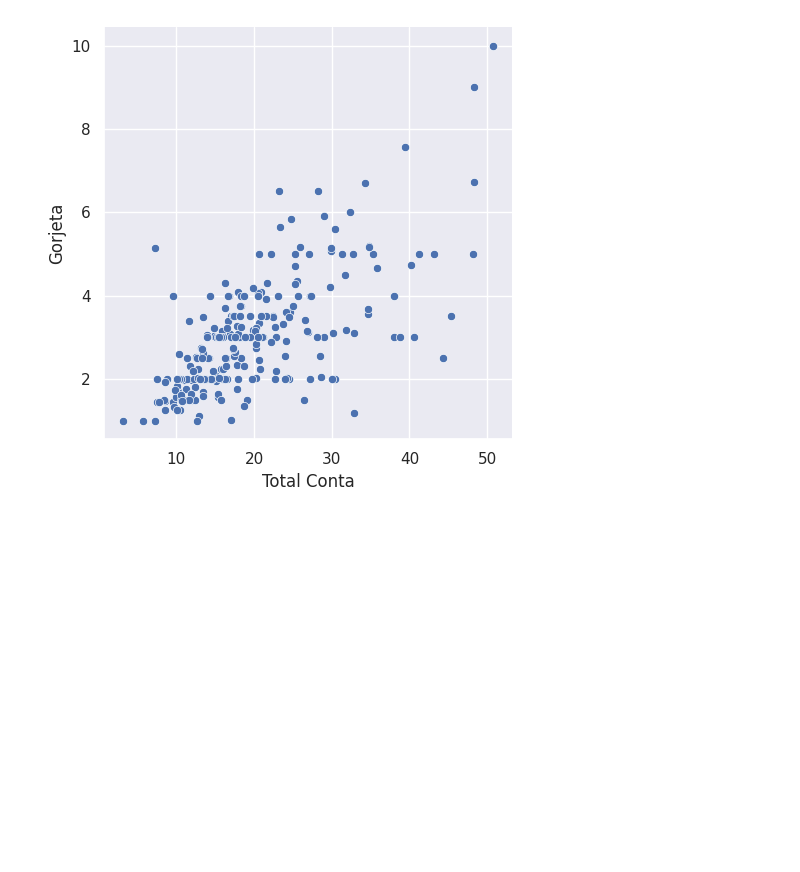
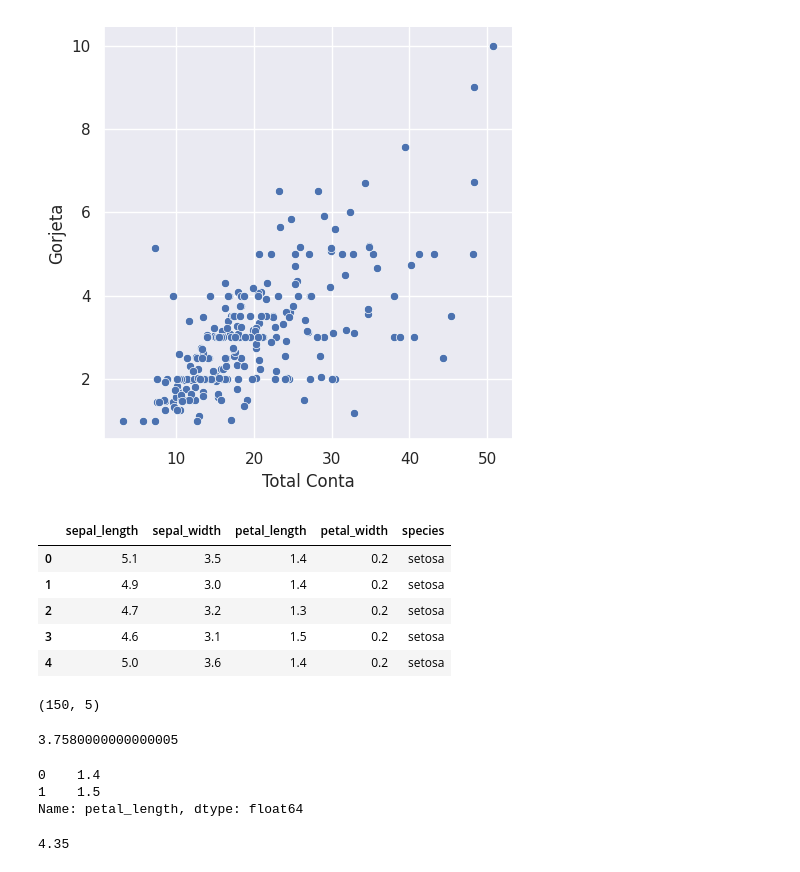
Before and after one commit to gsuelens/Programacao_Python, a Jupyter notebook: Estudos_Programação_Python.ipynb, the cells around one changed output. Cells and saved outputs as stored; diff of their text form; code cells hidden in the pictures; blank space fills up the shorter version.

```diff
--- a/Estudos_Programação_Python.ipynb
+++ b/Estudos_Programação_Python.ipynb
@@ -556,0 +566,37 @@ sns.relplot( x ='Total Conta', y='Gorjeta', data=Base_Dados);
+# %%
+#Criando variável
+
+Base_Dados = sns.load_dataset('iris')
+
+Base_Dados.head()
+# %% [output]
+|  | sepal_length | sepal_width | petal_length | petal_width | species |
+| 0 | 5.1 | 3.5 | 1.4 | 0.2 | setosa |
+| 1 | 4.9 | 3.0 | 1.4 | 0.2 | setosa |
+| 2 | 4.7 | 3.2 | 1.3 | 0.2 | setosa |
+| 3 | 4.6 | 3.1 | 1.5 | 0.2 | setosa |
+| 4 | 5.0 | 3.6 | 1.4 | 0.2 | setosa |
+# %%
+  Base_Dados.shape
+# %% [output]
+(150, 5)
+# %%
+#Media
+
+Base_Dados[ 'petal_length'].mean()
+# %% [output]
+3.7580000000000005
+# %%
+#Moda
+
+Base_Dados['petal_length'].mode()
+# %% [output]
+0    1.4
+1    1.5
+Name: petal_length, dtype: float64
+# %%
+#Mediana
+
+Base_Dados['petal_length'].median()
+# %% [output]
+4.35
```
Also changed, not shown: parts of 11 cells of this notebook.
